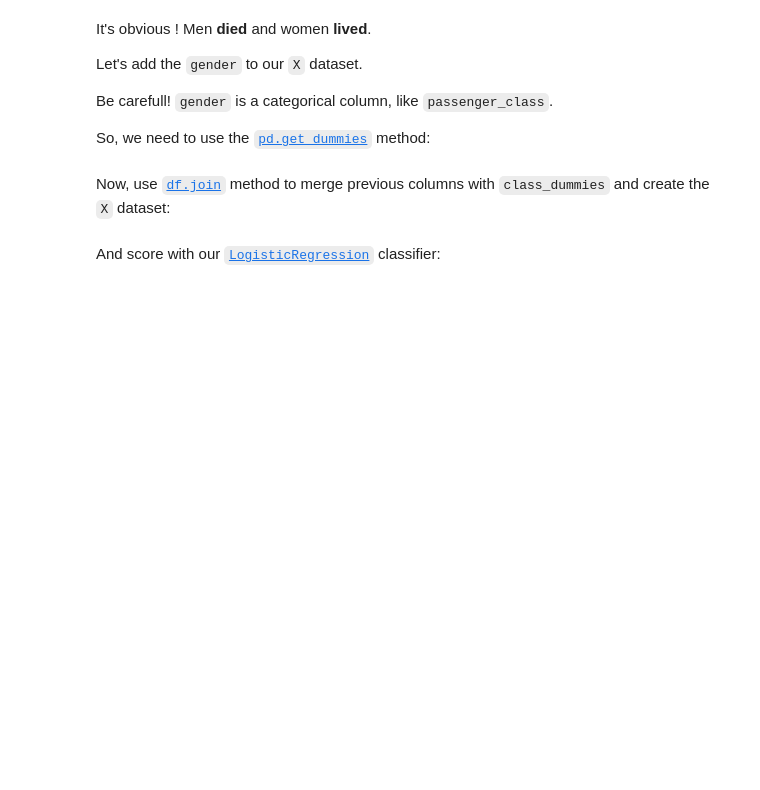
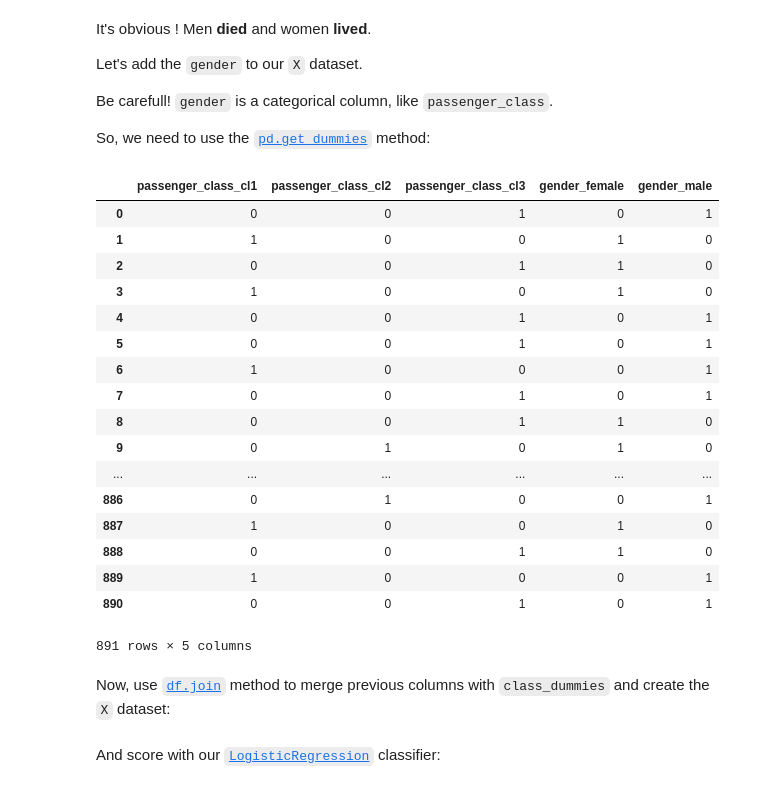
Before and after one commit to fabienvauchelles/machinelearning-workshop, a Jupyter notebook: Tutorial with Soluce.ipynb, the cells around one changed output. Drawn from its saved outputs; the diff is of its cells as text; code cells hidden in the pictures; blank space fills up the shorter version.

````diff
--- a/Tutorial with Soluce.ipynb
+++ b/Tutorial with Soluce.ipynb
@@ -258,7 +258,27 @@
 # %%
 # TODO
 columns = ['passenger_class', 'gender']
 class_dummies = pd.get_dummies(df[columns], columns=columns)
+class_dummies
+# %% [output]
+|  | passenger_class_cl1 | passenger_class_cl2 | passenger_class_cl3 | gender_female | gender_male |
+| 0 | 0 | 0 | 1 | 0 | 1 |
+| 1 | 1 | 0 | 0 | 1 | 0 |
+| 2 | 0 | 0 | 1 | 1 | 0 |
+| 3 | 1 | 0 | 0 | 1 | 0 |
+| 4 | 0 | 0 | 1 | 0 | 1 |
+| 5 | 0 | 0 | 1 | 0 | 1 |
+| 6 | 1 | 0 | 0 | 0 | 1 |
+| 7 | 0 | 0 | 1 | 0 | 1 |
+| 8 | 0 | 0 | 1 | 1 | 0 |
+| 9 | 0 | 1 | 0 | 1 | 0 |
+| ... | ... | ... | ... | ... | ... |
+| 886 | 0 | 1 | 0 | 0 | 1 |
+| 887 | 1 | 0 | 0 | 1 | 0 |
+| 888 | 0 | 0 | 1 | 1 | 0 |
+| 889 | 1 | 0 | 0 | 0 | 1 |
+| 890 | 0 | 0 | 1 | 0 | 1 |
+891 rows × 5 columns
 # %% [markdown]
 Now, use [```df.join```](http://pandas.pydata.org/pandas-docs/stable/generated/pandas.DataFrame.join.html) method to merge previous columns with ```class_dummies``` and create the ```X``` dataset:
 # %%
````
Also changed, not shown: parts of 12 cells of this notebook, 1 other file.
